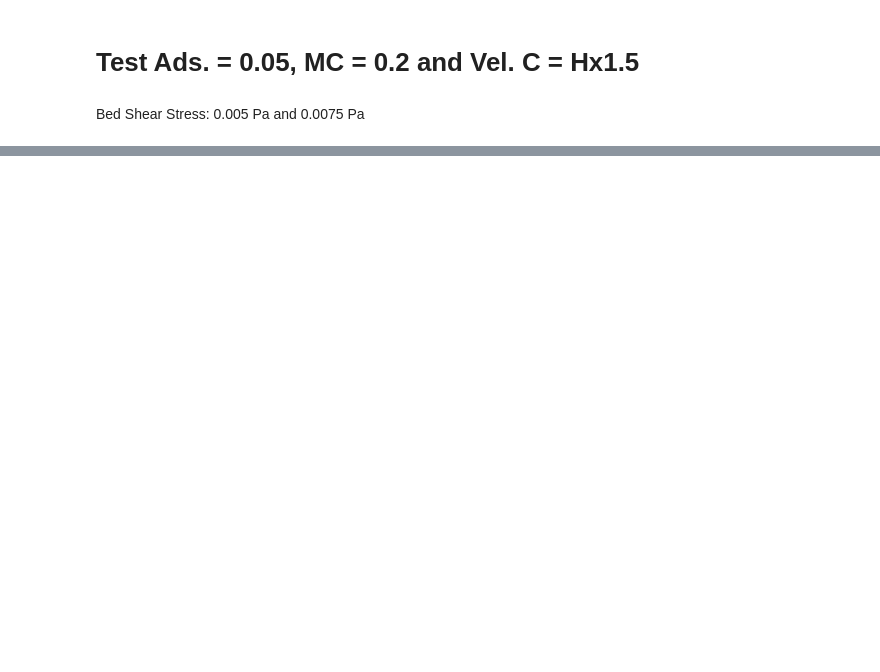
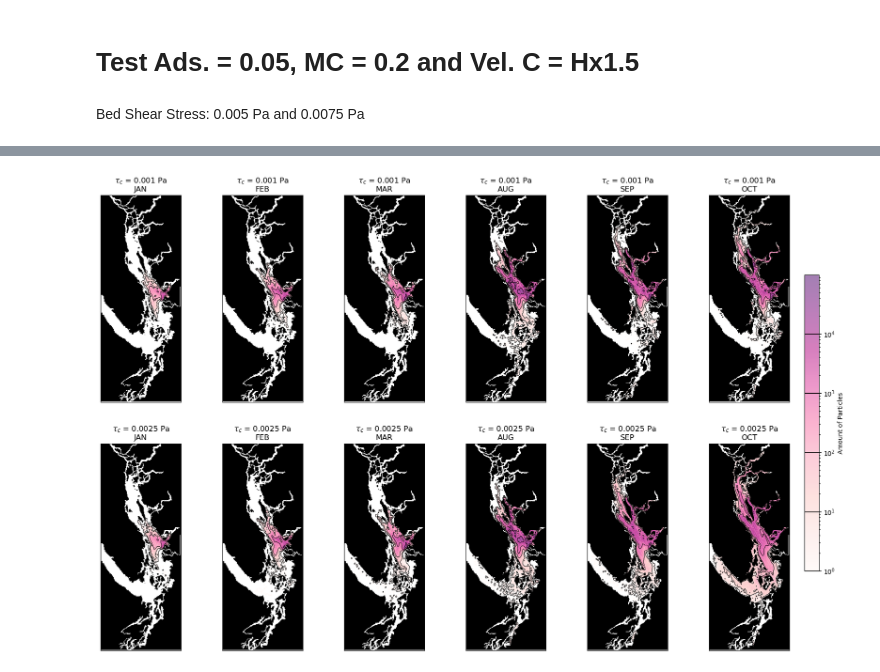
Before and after one commit to SalishSeaCast/analysis-vicente, a Jupyter notebook: OP_nibi/Tuning_V2/Tests_distribution.ipynb, the cells around one changed output, grey strips where cells are left out. Cells and saved outputs as stored; diff of their text form; code cells hidden in the pictures; blank space fills up the shorter version.

```diff
--- a/OP_nibi/Tuning_V2/Tests_distribution.ipynb
+++ b/OP_nibi/Tuning_V2/Tests_distribution.ipynb
@@ -609,0 +1084,14 @@ plt.tight_layout()
+# %%
+ds_WC3_P1, _, grid_ijWC3_P1 = particles_amount(data_WC3['lon'][:,:120].values.flatten(), data_WC3['lat'][:,:120].values.flatten())
+ds_WC3_P2, _, grid_ijWC3_P2 = particles_amount(data_WC3['lon'][:,120:240].values.flatten(), data_WC3['lat'][:,120:240].values.flatten())
+ds_WC3_P3, _, grid_ijWC3_P3 = particles_amount(data_WC3['lon'][:,240:360].values.flatten(), data_WC3['lat'][:,240:360].values.flatten())
+ds_WC3_P4, _, grid_ijWC3_P4 = particles_amount(data_WC3['lon'][:,720:960].values.flatten(), data_WC3['lat'][:,720:960].values.flatten())
+ds_WC3_P5, _, grid_ijWC3_P5 = particles_amount(data_WC3['lon'][:,960:1092].values.flatten(), data_WC3['lat'][:,960:1092].values.flatten())
+ds_WC3_P6, _, grid_ijWC3_P6 = particles_amount(data_WC3['lon'][:,1092:].values.flatten(), data_WC3['lat'][:,1092:].values.flatten())
+# %%
+ds_WC4_P1, _, grid_ijWC4_P1 = particles_amount(data_WC4['lon'][:,:120].values.flatten(), data_WC4['lat'][:,:120].values.flatten())
+ds_WC4_P2, _, grid_ijWC4_P2 = particles_amount(data_WC4['lon'][:,120:240].values.flatten(), data_WC4['lat'][:,120:240].values.flatten())
+ds_WC4_P3, _, grid_ijWC4_P3 = particles_amount(data_WC4['lon'][:,240:360].values.flatten(), data_WC4['lat'][:,240:360].values.flatten())
+ds_WC4_P4, _, grid_ijWC4_P4 = particles_amount(data_WC4['lon'][:,720:960].values.flatten(), data_WC4['lat'][:,720:960].values.flatten())
+ds_WC4_P5, _, grid_ijWC4_P5 = particles_amount(data_WC4['lon'][:,960:1092].values.flatten(), data_WC4['lat'][:,960:1092].values.flatten())
+ds_WC4_P6, _, grid_ijWC4_P6 = particles_amount(data_WC4['lon'][:,1092:].values.flatten(), data_WC4['lat'][:,1092:].values.flatten())
@@ -609,0 +1118,6 @@ plt.tight_layout()
+# %%
+list_WC3 = [ds_WC3_P1, ds_WC3_P2, ds_WC3_P3, ds_WC3_P4, ds_WC3_P5, ds_WC3_P6]
+grid_WC3 = [grid_ijWC3_P1, grid_ijWC3_P2, grid_ijWC3_P3, grid_ijWC3_P4, grid_ijWC3_P5, grid_ijWC3_P6]
+#
+list_WC4 = [ds_WC4_P1, ds_WC4_P2, ds_WC4_P3, ds_WC4_P4, ds_WC4_P5, ds_WC4_P6]
+grid_WC4 = [grid_ijWC4_P1, grid_ijWC4_P2, grid_ijWC4_P3, grid_ijWC4_P4, grid_ijWC4_P5, grid_ijWC4_P6]
@@ -609,0 +1126,67 @@ plt.tight_layout()
+# %%
+levels = [1, 10e0, 10e1, 10e2, 10e3, 10e4, 10e5]
+
+fig, ax = plt.subplots(2, 6, figsize=(21, 13))
+
+for i, (ds, grid) in enumerate(zip(list_WC3, grid_WC3)):
+
+    ax[0, i].pcolormesh(mask['tmask'][0][0], cmap=cmap, zorder=3)
+
+    pcm = ax[0, i].pcolormesh(
+        grid[0], grid[1], ds,
+        norm=norm_WC,
+        cmap='RdPu',
+        alpha=0.5, zorder=1
+    )
+
+    ax[0, i].contour(
+        grid[0], grid[1], ds,
+        colors='black',
+        levels=levels,
+        linewidths=0.7, zorder = 2
+    )
+
+    ax[0, i].set_title(r'$\tau_{c}$ = 0.001 Pa' + '\n' + f'{times[i]}')
+
+for i, (ds, grid) in enumerate(zip(list_WC4, grid_WC4)):
+
+    ax[1, i].pcolormesh(mask['tmask'][0][0], cmap=cmap, zorder = 3)
+
+    ax[1, i].pcolormesh(
+        grid[0], grid[1], ds,
+        norm=norm_WC,
+        cmap='RdPu',
+        alpha=0.5, zorder = 1
+    )
+
+    ax[1, i].contour(
+        grid[0], grid[1], ds,
+        colors='black',
+        levels=levels,
+        linewidths=0.7, zorder = 2
+    )
+
+    ax[1, i].set_title(r'$\tau_{c}$ = 0.0025 Pa' + '\n' + f'{times[i]}')
+#
+for axis in ax.flat:
+    axis.set_aspect(1.14)
+    axis.set_xticks([])
+    axis.set_yticks([])
+#
+cbar = fig.colorbar(
+pcm,
+ax=ax,
+location='right',
+fraction=0.02,
+pad=0.02
+)
+cbar.set_label('Amount of Particles')
+for lev in levels:
+    cbar.ax.hlines(
+        lev,
+        *cbar.ax.get_xlim(),
+        colors='black',
+        linewidth=1
+    )
+# %% [output]
+[figure, added]
```
Also changed, not shown: parts of 55 cells of this notebook, 9 other files.
